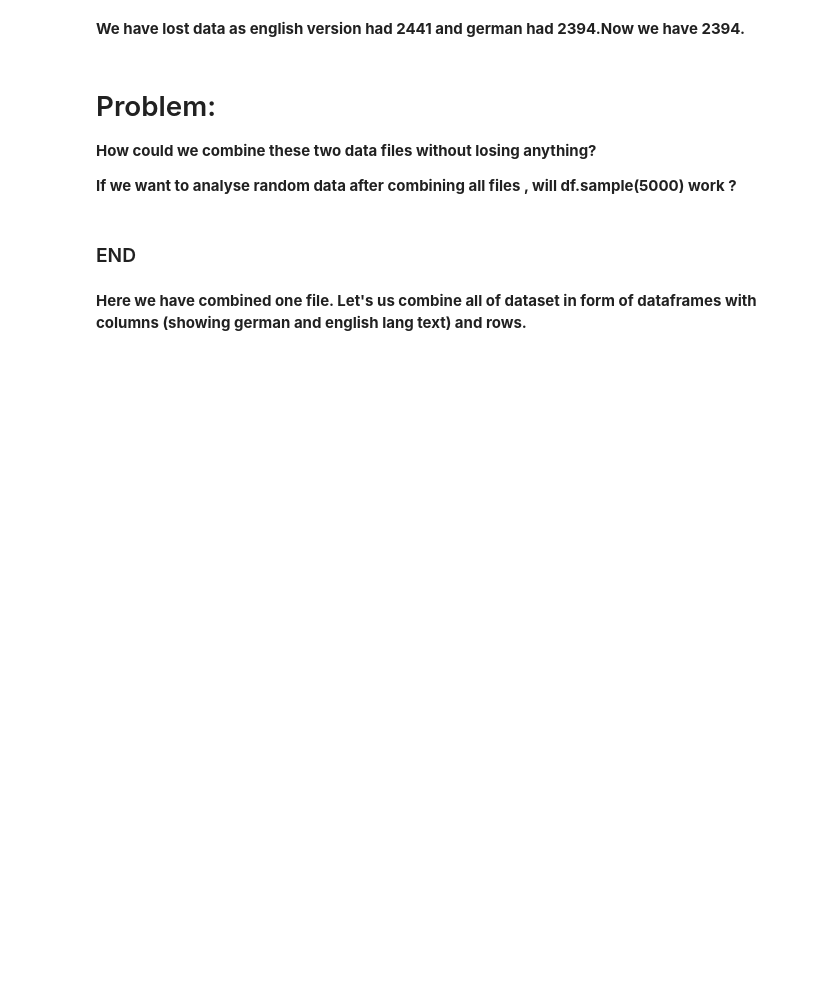
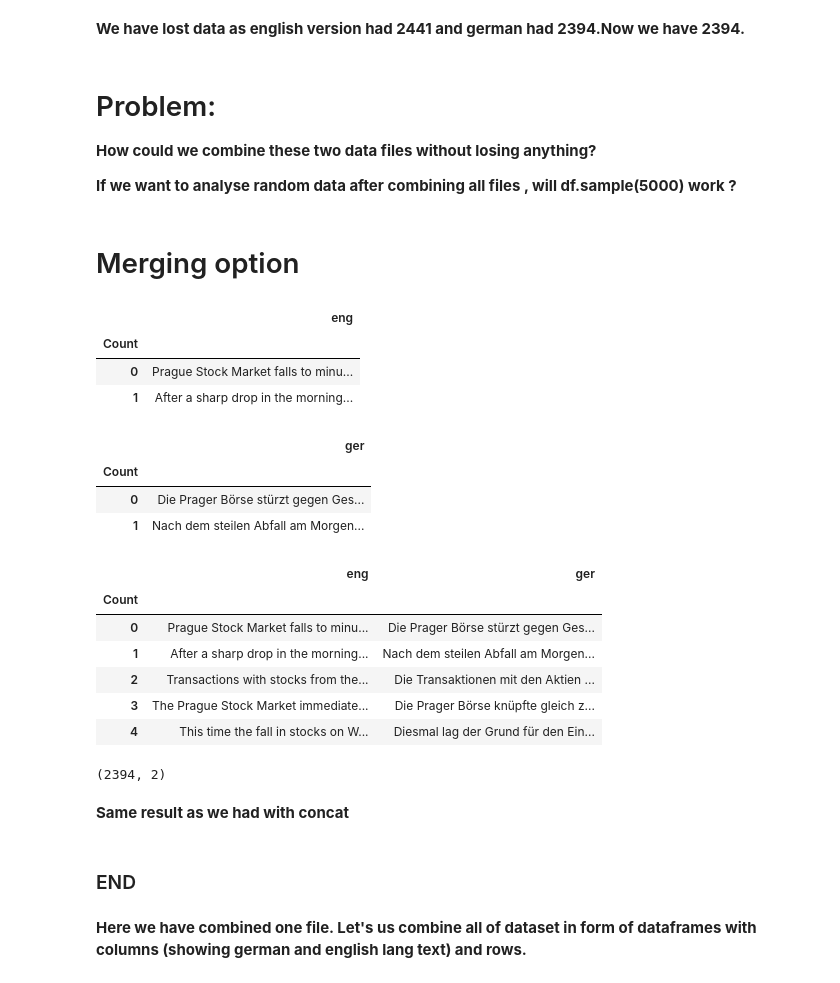
Before and after one commit to HassanSherwani/Language_Translator, a Jupyter notebook: Combine data.ipynb, the cells around one changed output. Drawn from its saved outputs; the diff is of its cells as text; code cells hidden in the pictures; blank space fills up the shorter version.

Commit message:
combine data file

```diff
--- a/Combine data.ipynb
+++ b/Combine data.ipynb
@@ -220,7 +220,7 @@ df_en_2009.shape
 # %% [output]
 (2441, 1)
 # %%
-df_ger_2009= pd.read_table('newstest2009.de', sep="\t", names=['ger'])
+df_ger_2009= pd.read_table('newstest2009.de', names=['ger'])
 df_ger_2009.shape
 # %% [output]
 (2394, 1)
@@ -283,6 +283,49 @@ df_combine_2009.shape
 **How could we combine these two data files without losing anything?**
 
 **If we want to analyse random data after combining all files , will df.sample(5000) work ?**
+# %% [markdown]
+# Merging option
+# %%
+# for using index
+df_en_2009["Count"]= df_en_2009.index
+df_en_2009 = pd.DataFrame(df_en_2009).set_index('Count')
+# %%
+df_en_2009.head(2)
+# %% [output]
+|  | eng |
+| Count |  |
+| 0 | Prague Stock Market falls to minu... |
+| 1 | After a sharp drop in the morning... |
+# %%
+# for using index
+df_ger_2009["Count"]= df_ger_2009.index
+df_ger_2009 = pd.DataFrame(df_ger_2009).set_index('Count')
+# %%
+df_ger_2009.head(2)
+# %% [output]
+|  | ger |
+| Count |  |
+| 0 | Die Prager Börse stürzt gegen Ges... |
+| 1 | Nach dem steilen Abfall am Morgen... |
+# %%
+result = pd.merge(df_en_2009,
+                 df_ger_2009[['ger']],
+                 on='Count')
+result.head()
+# %% [output]
+|  | eng | ger |
+| Count |  |  |
+| 0 | Prague Stock Market falls to minu... | Die Prager Börse stürzt gegen Ges... |
+| 1 | After a sharp drop in the morning... | Nach dem steilen Abfall am Morgen... |
+| 2 | Transactions with stocks from the... | Die Transaktionen mit den Aktien ... |
+| 3 | The Prague Stock Market immediate... | Die Prager Börse knüpfte gleich z... |
+| 4 | This time the fall in stocks on W... | Diesmal lag der Grund für den Ein... |
+# %%
+result.shape
+# %% [output]
+(2394, 2)
+# %% [markdown]
+**Same result as we had with concat**
 # %% [markdown]
 ### END
 # %% [markdown]
```
Also changed, not shown: parts of 2 cells of this notebook.
